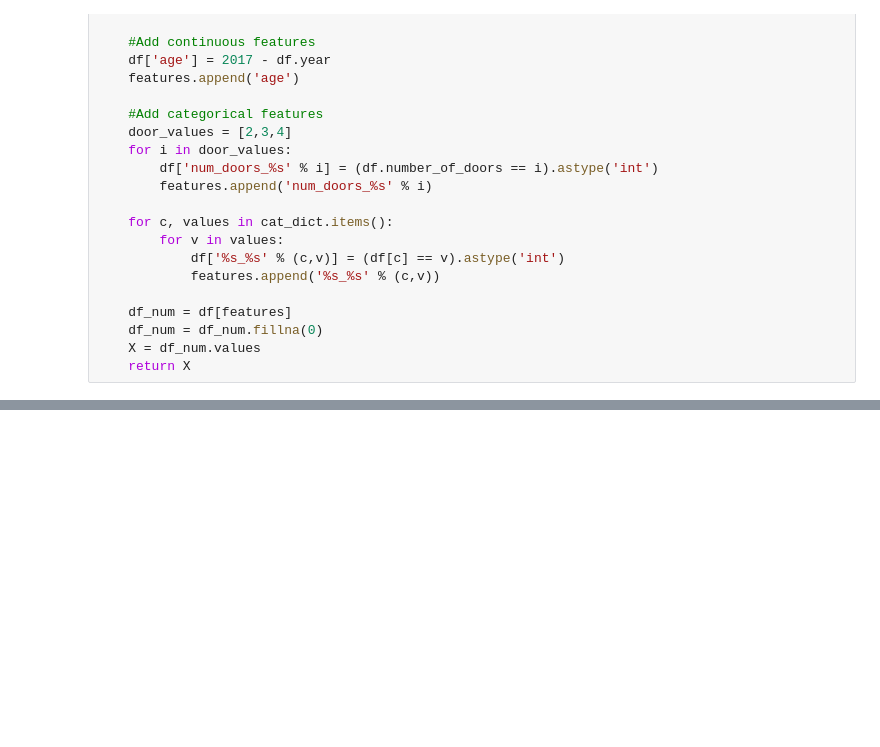
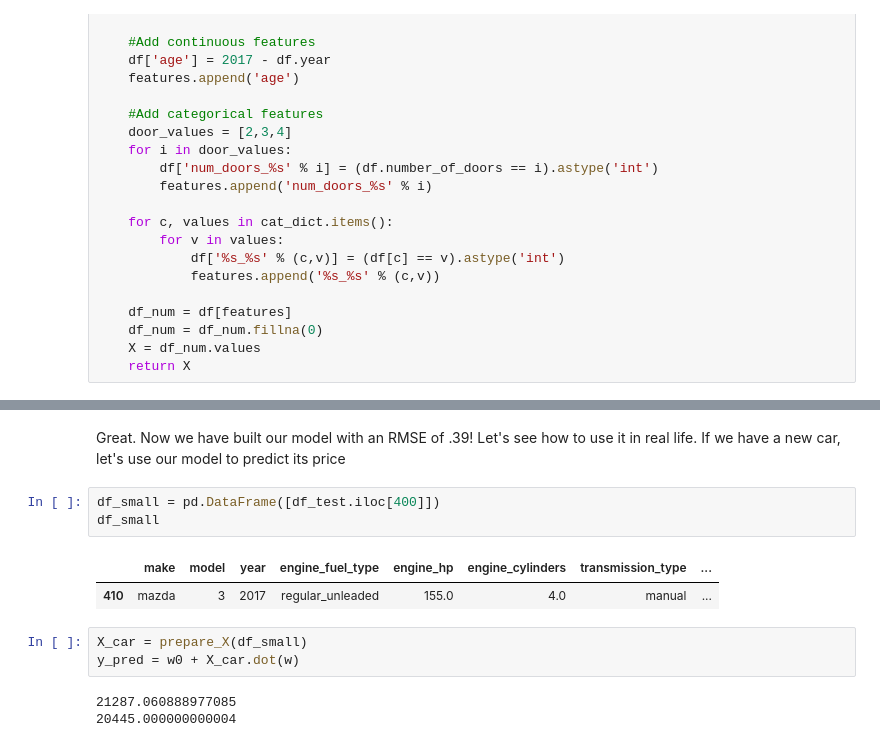
Before and after one commit to akulsatish/ml-zoomcamp, a Jupyter notebook: 02-linear_regression/all_exercises.ipynb, the cells around one changed output, grey strips where cells are left out. Cells and saved outputs as stored; diff of their text form; blank space fills up the shorter version.

```diff
--- a/02-linear_regression/all_exercises.ipynb
+++ b/02-linear_regression/all_exercises.ipynb
@@ -520,0 +727,14 @@ np.float64(23.019020704791835)
+# %% [markdown]
+Great. Now we have built our model with an RMSE of .39! Let's see how to use it in real life. If we have a new car, let's use our model to predict its price
+# %%
+df_small = pd.DataFrame([df_test.iloc[400]])
+df_small
+# %% [output]
+|  | make | model | year | engine_fuel_type | engine_hp | engine_cylinders | transmission_type | ... |
+| 410 | mazda | 3 | 2017 | regular_unleaded | 155.0 | 4.0 | manual | ... |
+# %%
+X_car = prepare_X(df_small)
+y_pred = w0 + X_car.dot(w)
+# %% [output]
+21287.060888977085
+20445.000000000004
```
Also changed, not shown: parts of 19 cells of this notebook, 2 other files.
